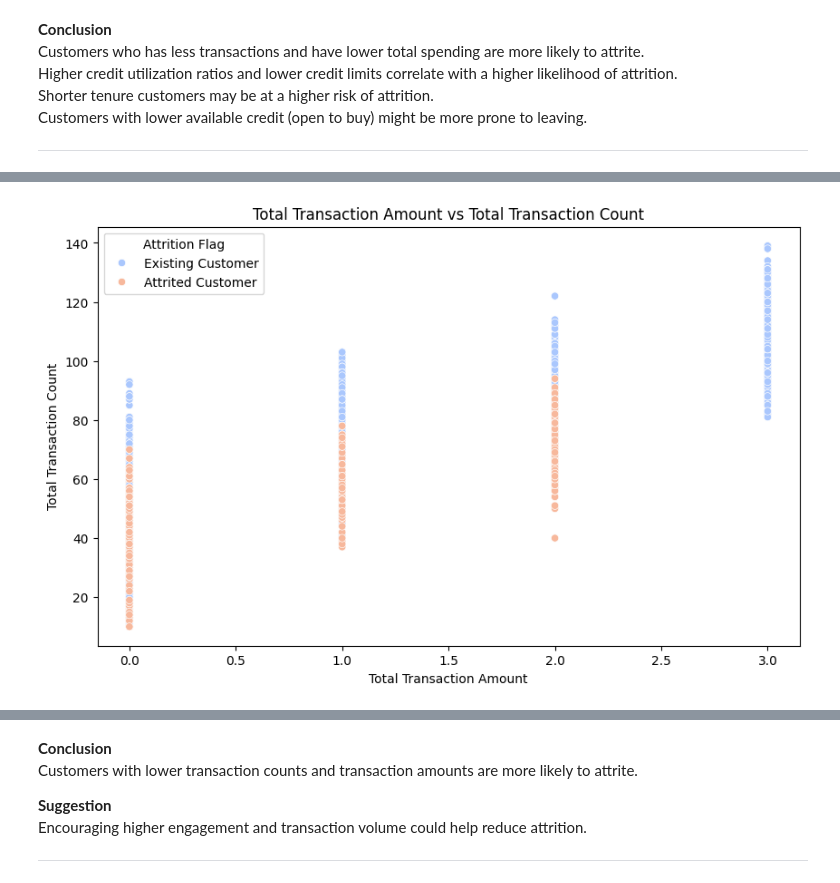
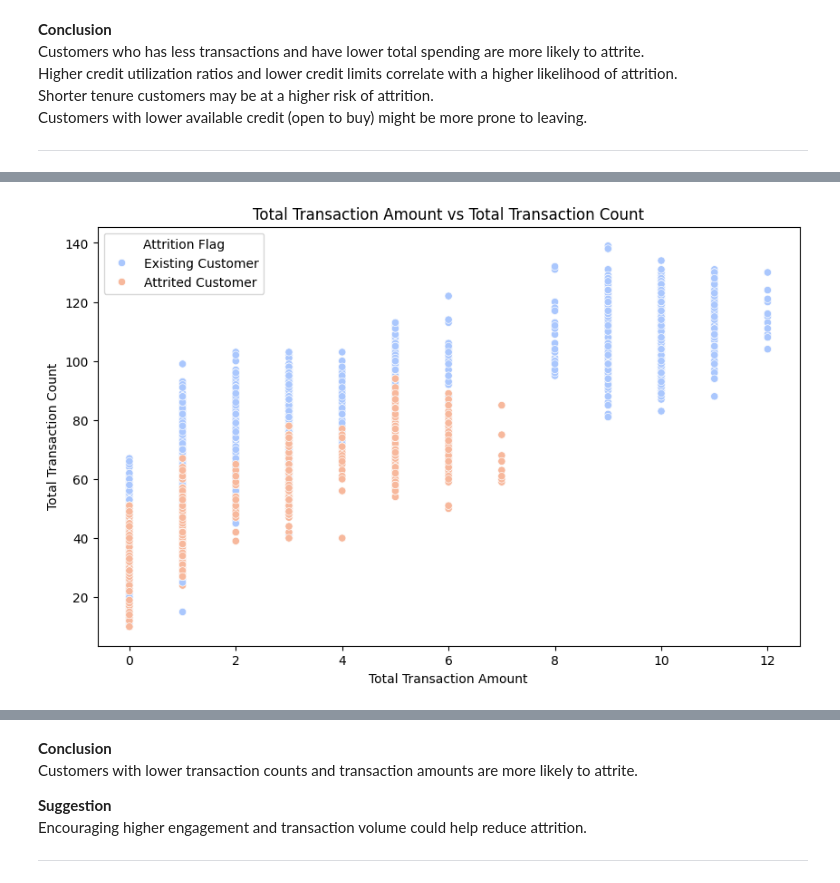
Before and after one commit to MJMcManaman/ITEC4305A1, a Jupyter notebook: CreditCardCustomer.ipynb, the cells around one changed output, grey strips where cells are left out. Drawn from its saved outputs; the diff is of its cells as text; code cells hidden in the pictures.

```diff
--- a/CreditCardCustomer.ipynb
+++ b/CreditCardCustomer.ipynb
@@ -415,14 +399,27 @@ credit_capacity = df['Credit_Limit'] - df['Total_Revolving_Bal']
 # %%
-# Create a new figure and axes for the new plot
+import numpy as np
+# Automatically determine the number of bins using Sturges' formula
+num_bins = int(np.ceil(1 + np.log2(df['Total_Trans_Amt'].nunique())))
+
+# Create bins and labels
+bins = np.linspace(df['Total_Trans_Amt'].min(), df['Total_Trans_Amt'].max(), num_bins)
+labels = range(num_bins - 1)
+
+# Create a new column 'Total_Trans_Amt_Binned' with binned values
+df['Total_Trans_Amt_Binned'] = pd.cut(df['Total_Trans_Amt'], bins=bins, labels=labels, include_lowest=True)
+
+# Display the first few rows to verify the new column
+df['Total_Trans_Amt_Binned'].describe()
+
 fig, ax = plt.subplots(figsize=(10, 6))
 
 # Plotting the relationship between Total Transaction Amount and Total Transaction Count
 sns.scatterplot(data=df, x='Total_Trans_Amt_Binned', y='Total_Trans_Ct', hue='Attrition_Flag', palette='coolwarm', ax=ax)
 ax.set_title('Total Transaction Amount vs Total Transaction Count')
 ax.set_xlabel('Total Transaction Amount')
 ax.set_ylabel('Total Transaction Count')
 ax.legend(title='Attrition Flag')
 
 plt.show()
 # %% [output]
-[figure, old version]
+[figure, new version]
```
Also changed, not shown: parts of 7 cells of this notebook.
